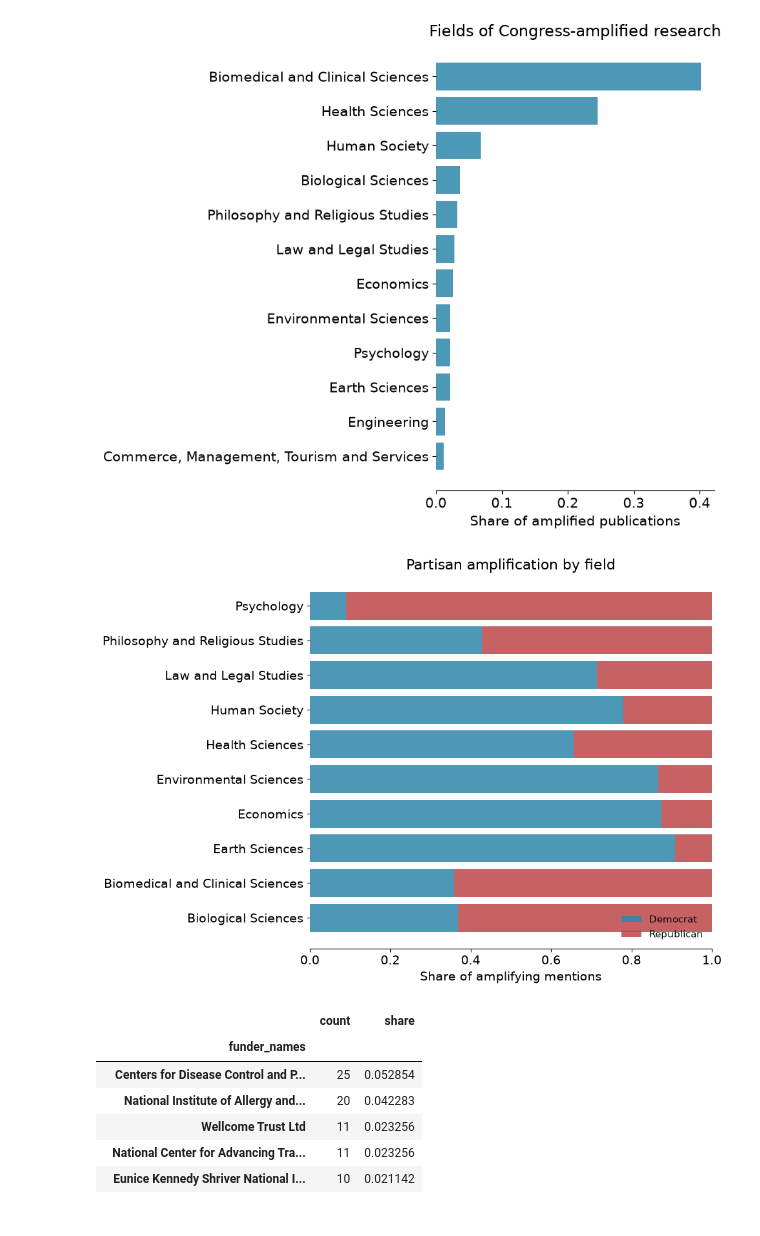
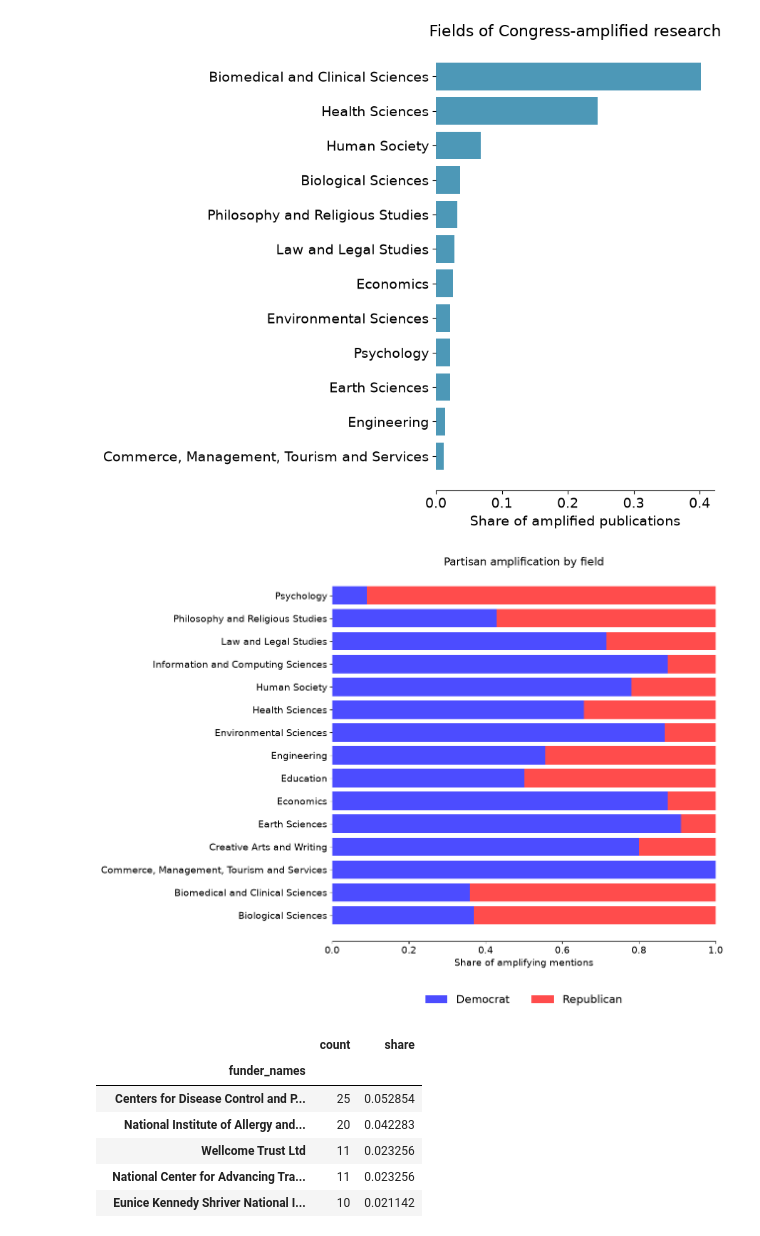
Before and after one commit to aoki-sherwoodb/partisan-science-mentions-icssi-2026, a Jupyter notebook: notebooks/poc_partisan_attention.ipynb, the cells around one changed output. Drawn from its saved outputs; the diff is of its cells as text; code cells hidden in the pictures.

Commit message:
create funding/prestige/field distribution plots

```diff
--- a/notebooks/poc_partisan_attention.ipynb
+++ b/notebooks/poc_partisan_attention.ipynb
@@ -79,6 +89,8 @@ print("mentions:", len(amplified), "| pubs:", amplified["pub_id"].nunique(),
       "| members:", amplified["member"].nunique())
 display(amplified["channel"].value_counts()); display(amplified["party"].value_counts(dropna=False))
 display(amplified["member"].value_counts().head(10))
+# %%
+amplified = pd.read_parquet(config.OUTPUT_DIR / "congress_amplified_mentions.parquet")
 # %% [markdown]
 ## 4 — Track A attributes: funders, fields, institutions, grants
 
@@ -127,12 +139,12 @@ analysis.save_fig(fig, "amplified_field_distribution")
 # %%
 # partisan split by field
 mention_fields = amplified[["pub_id","party"]].merge(
-    attributes[["pub_id","for_name"]].drop_duplicates(), on="pub_id")
-split = analysis.partisan_field_split(mention_fields, "for_name", "party", top_n=10)
+    attributes[["pub_id","for_name","title", "source_title"]].drop_duplicates(), on="pub_id")
+split = analysis.partisan_field_split(mention_fields, "for_name", "party", top_n=15)
 fig = analysis.plot_partisan_field_split(split, title="Partisan amplification by field")
 analysis.save_fig(fig, "amplified_partisan_field_split")
 # %% [output]
-[figure, old version]
+[figure, new version]
 # %%
 # funders + funder types
 display(analysis.share_table(attributes.drop_duplicates("pub_id").explode("funder_names"),"funder_names",12))
```
Also changed, not shown: parts of 4 cells of this notebook, 7 other files.
